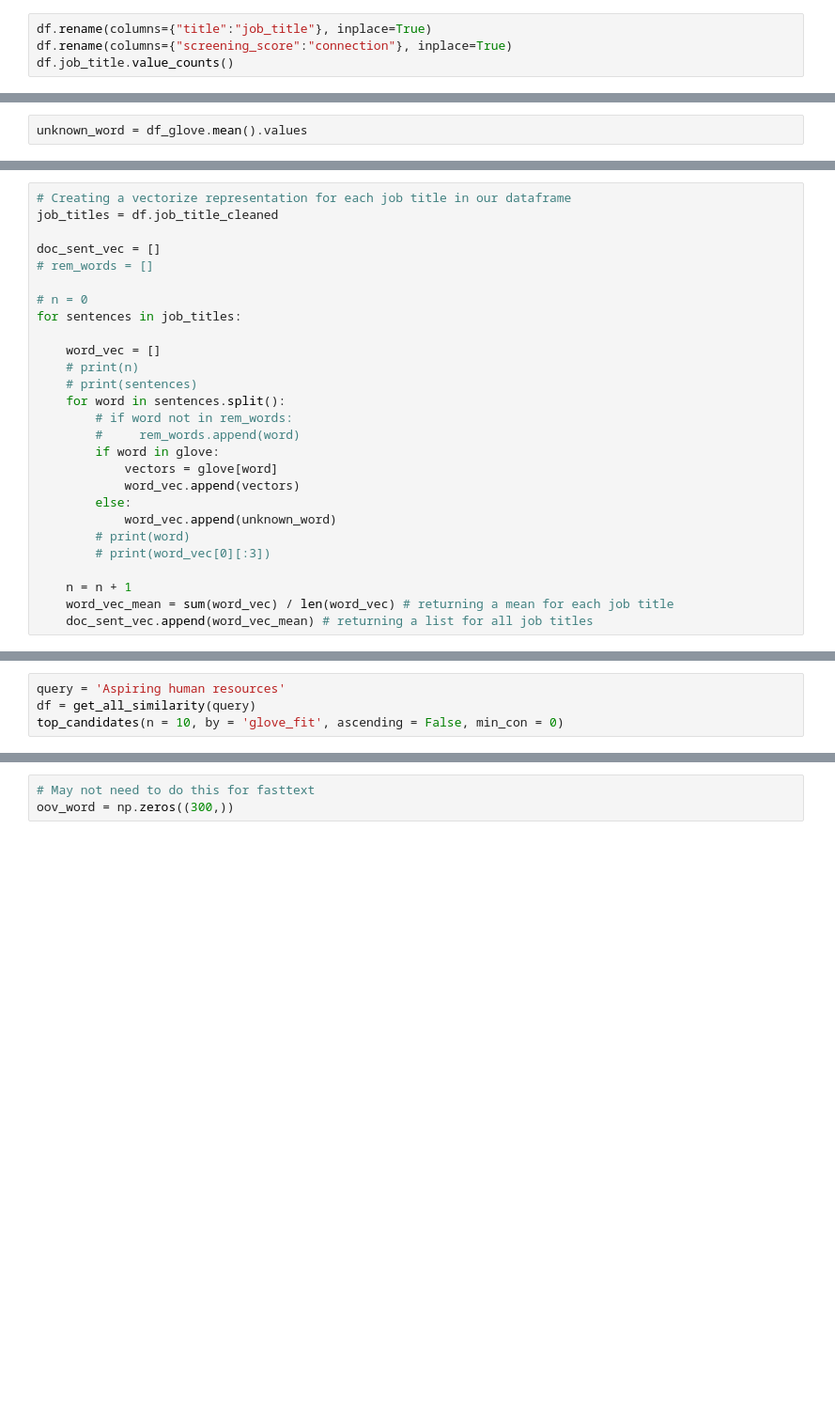
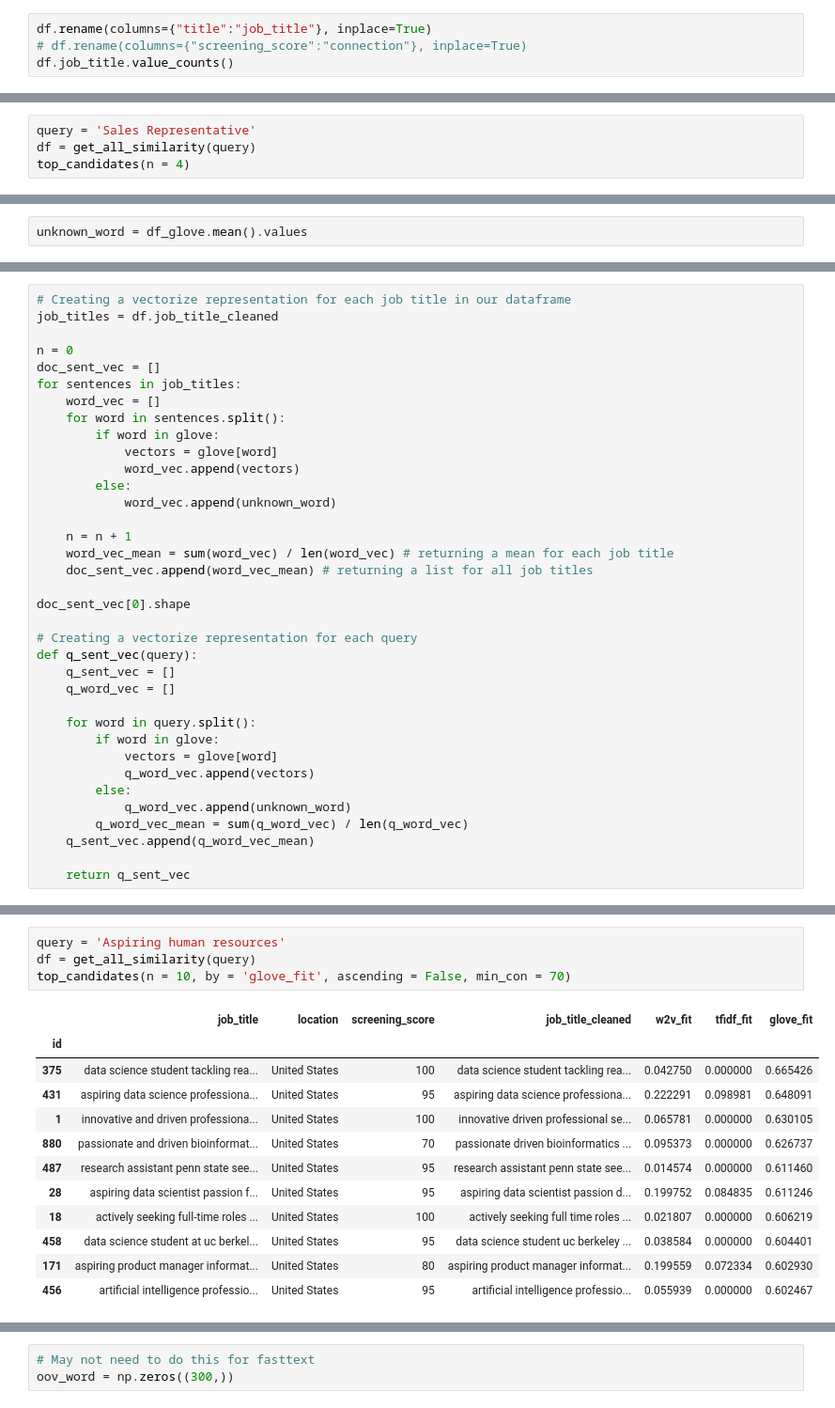
Before and after one commit to kre8tions/potential-talent, a Jupyter notebook: tirMlkapx4XpMRlG.ipynb, the cells around one changed output, grey strips where cells are left out. Shown at 94% size. Saved outputs shown, nothing was run; the diff lists cells and outputs as text; blank space fills up the shorter version.

```diff
--- a/tirMlkapx4XpMRlG.ipynb
+++ b/tirMlkapx4XpMRlG.ipynb
@@ -83,7 +71,7 @@ df.head()
 | 5 | graduate research assistant at ua... | United States | 100 |
 # %%
 df.rename(columns={"title":"job_title"}, inplace=True)
-df.rename(columns={"screening_score":"connection"}, inplace=True)
+# df.rename(columns={"screening_score":"connection"}, inplace=True)
 df.job_title.value_counts()
 # %% [output]
 job_title
@@ -202,0 +246,4 @@ Word embedding
+# %%
+query = 'Sales Representative'
+df = get_all_similarity(query)
+top_candidates(n = 4)
@@ -414,26 +535,35 @@ glove[word][:3]
 # Creating a vectorize representation for each job title in our dataframe
 job_titles = df.job_title_cleaned
 
+n = 0
 doc_sent_vec = []
-# rem_words = []
-
-# n = 0
 for sentences in job_titles:
-
     word_vec = []
-    # print(n)
-    # print(sentences)
     for word in sentences.split():
-        # if word not in rem_words:
-        #     rem_words.append(word)
         if word in glove:
             vectors = glove[word]
             word_vec.append(vectors)
         else:
             word_vec.append(unknown_word)
-        # print(word)
-        # print(word_vec[0][:3])
 
     n = n + 1
     word_vec_mean = sum(word_vec) / len(word_vec) # returning a mean for each job title
     doc_sent_vec.append(word_vec_mean) # returning a list for all job titles
+
+doc_sent_vec[0].shape
+
+# Creating a vectorize representation for each query
+def q_sent_vec(query):
+    q_sent_vec = []
+    q_word_vec = []
+
+    for word in query.split():
+        if word in glove:
+            vectors = glove[word]
+            q_word_vec.append(vectors)
+        else:
+            q_word_vec.append(unknown_word)
+        q_word_vec_mean = sum(q_word_vec) / len(q_word_vec)
+    q_sent_vec.append(q_word_vec_mean)
+
+    return q_sent_vec
@@ -498,4 +611,17 @@ def get_all_similarity(query):
 # %%
 query = 'Aspiring human resources'
 df = get_all_similarity(query)
-top_candidates(n = 10, by = 'glove_fit', ascending = False, min_con = 0)
+top_candidates(n = 10, by = 'glove_fit', ascending = False, min_con = 70)
+# %% [output]
+|  | job_title | location | screening_score | job_title_cleaned | w2v_fit | tfidf_fit | glove_fit |
+| id |  |  |  |  |  |  |  |
+| 375 | data science student tackling rea... | United States | 100 | data science student tackling rea... | 0.042750 | 0.000000 | 0.665426 |
+| 431 | aspiring data science professiona... | United States | 95 | aspiring data science professiona... | 0.222291 | 0.098981 | 0.648091 |
+| 1 | innovative and driven professiona... | United States | 100 | innovative driven professional se... | 0.065781 | 0.000000 | 0.630105 |
+| 880 | passionate and driven bioinformat... | United States | 70 | passionate driven bioinformatics ... | 0.095373 | 0.000000 | 0.626737 |
+| 487 | research assistant penn state see... | United States | 95 | research assistant penn state see... | 0.014574 | 0.000000 | 0.611460 |
+| 28 | aspiring data scientist passion f... | United States | 95 | aspiring data scientist passion d... | 0.199752 | 0.084835 | 0.611246 |
+| 18 | actively seeking full-time roles ... | United States | 100 | actively seeking full time roles ... | 0.021807 | 0.000000 | 0.606219 |
+| 458 | data science student at uc berkel... | United States | 95 | data science student uc berkeley ... | 0.038584 | 0.000000 | 0.604401 |
+| 171 | aspiring product manager informat... | United States | 80 | aspiring product manager informat... | 0.199559 | 0.072334 | 0.602930 |
+| 456 | artificial intelligence professio... | United States | 95 | artificial intelligence professio... | 0.055939 | 0.000000 | 0.602467 |
```
Also changed, not shown: parts of 262 cells of this notebook, 6 other files.
